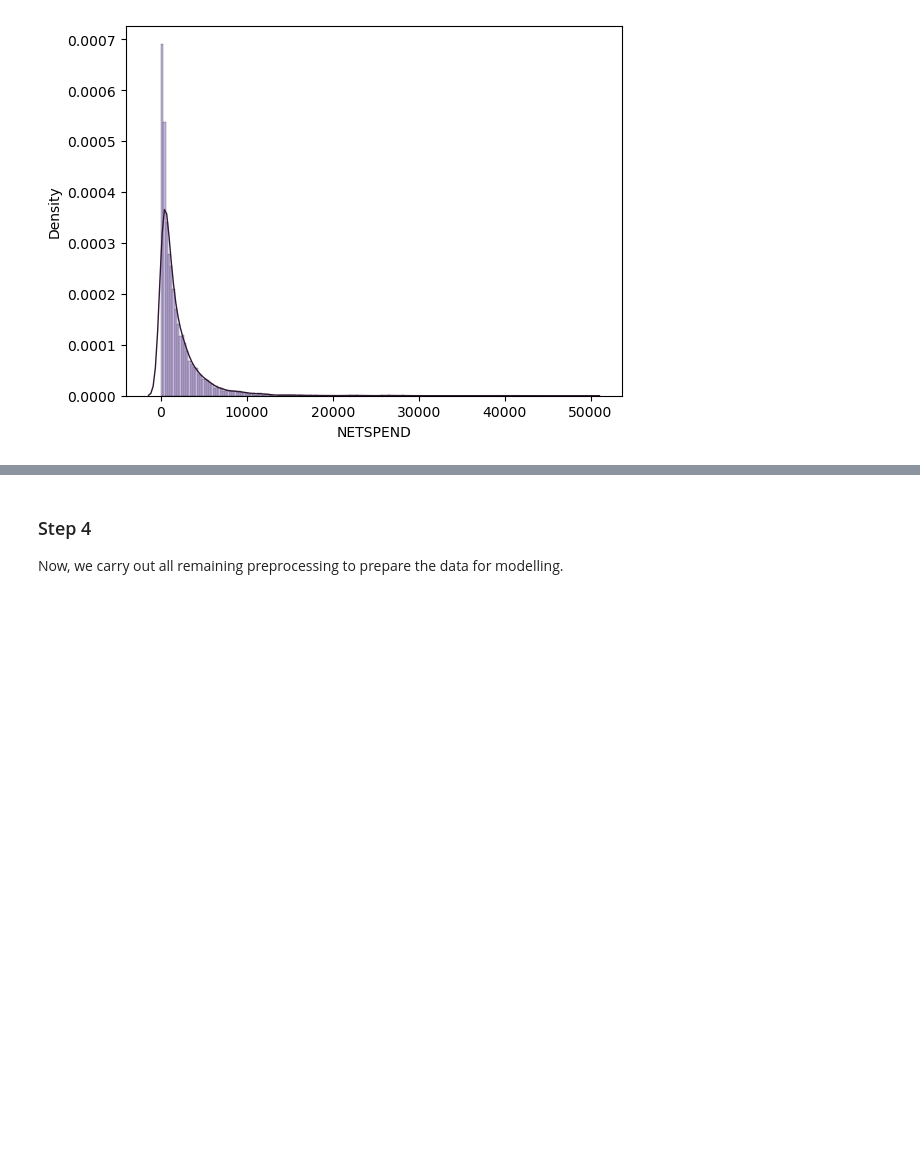
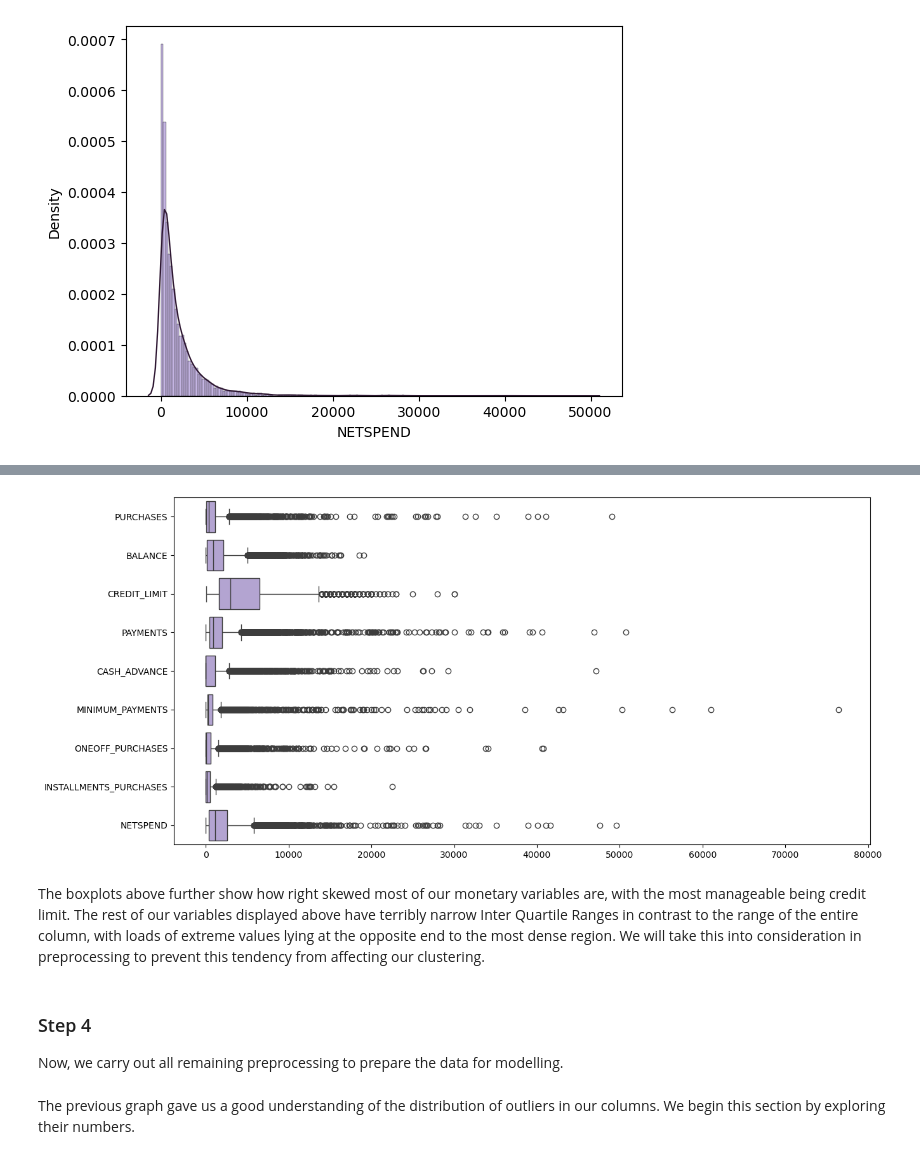
Before and after one commit to Kamsi01/customer-segmentation, a Jupyter notebook: customer segmentation.ipynb, the cells around one changed output, grey strips where cells are left out. Cells and saved outputs as stored; diff of their text form; code cells hidden in the pictures; blank space fills up the shorter version.

```diff
--- a/customer segmentation.ipynb
+++ b/customer segmentation.ipynb
@@ -230,3 +253,15 @@ for col in cols:
+# %%
+cols = ['PURCHASES', 'BALANCE', 'CREDIT_LIMIT', 'PAYMENTS', 'CASH_ADVANCE', 'MINIMUM_PAYMENTS', 'ONEOFF_PURCHASES', 'INSTALLMENTS_PURCHASES', 'NETSPEND']
+
+fig, ax = plt.subplots(figsize=(len(cols) * 1.5, 6))
+
+sns.boxplot(data=cards[cols], color='#B19CD9', ax=ax, orient='h')
+plt.tight_layout()
+plt.show()
+# %% [output]
+[figure, added]
+# %% [markdown]
+The boxplots above further show how right skewed most of our monetary variables are, with the most manageable being credit limit. The rest of our variables displayed above have terribly narrow Inter Quartile Ranges in contrast to the range of the entire column, with loads of extreme values lying at the opposite end to the most dense region. We will take this into consideration in preprocessing to prevent this tendency from affecting our clustering.
 # %% [markdown]
 ### Step 4
 Now, we carry out all remaining preprocessing to prepare the data for modelling.
@@ -234,0 +268,2 @@ Now, we carry out all remaining preprocessing to prepare the data for modelling.
+# %% [markdown]
+The previous graph gave us a good understanding of the distribution of outliers in our columns. We begin this section by exploring their numbers.
```
Also changed, not shown: parts of 32 cells of this notebook, 1 other file.
